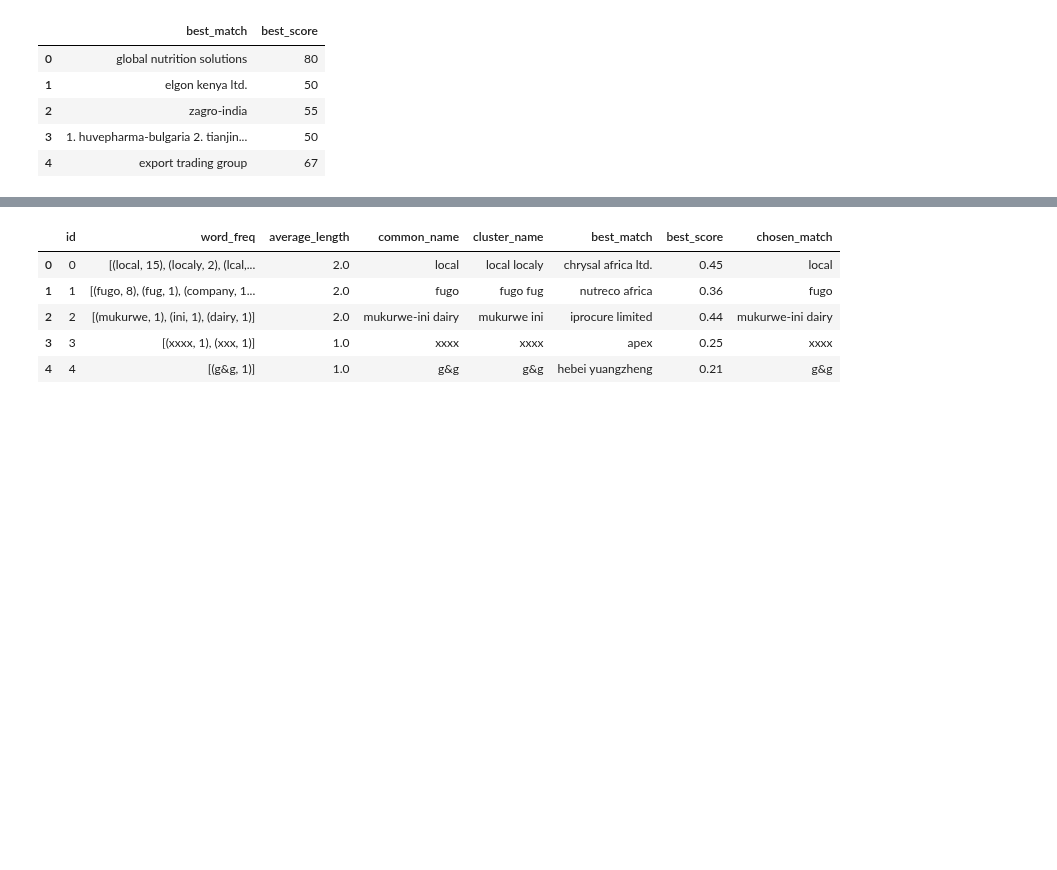
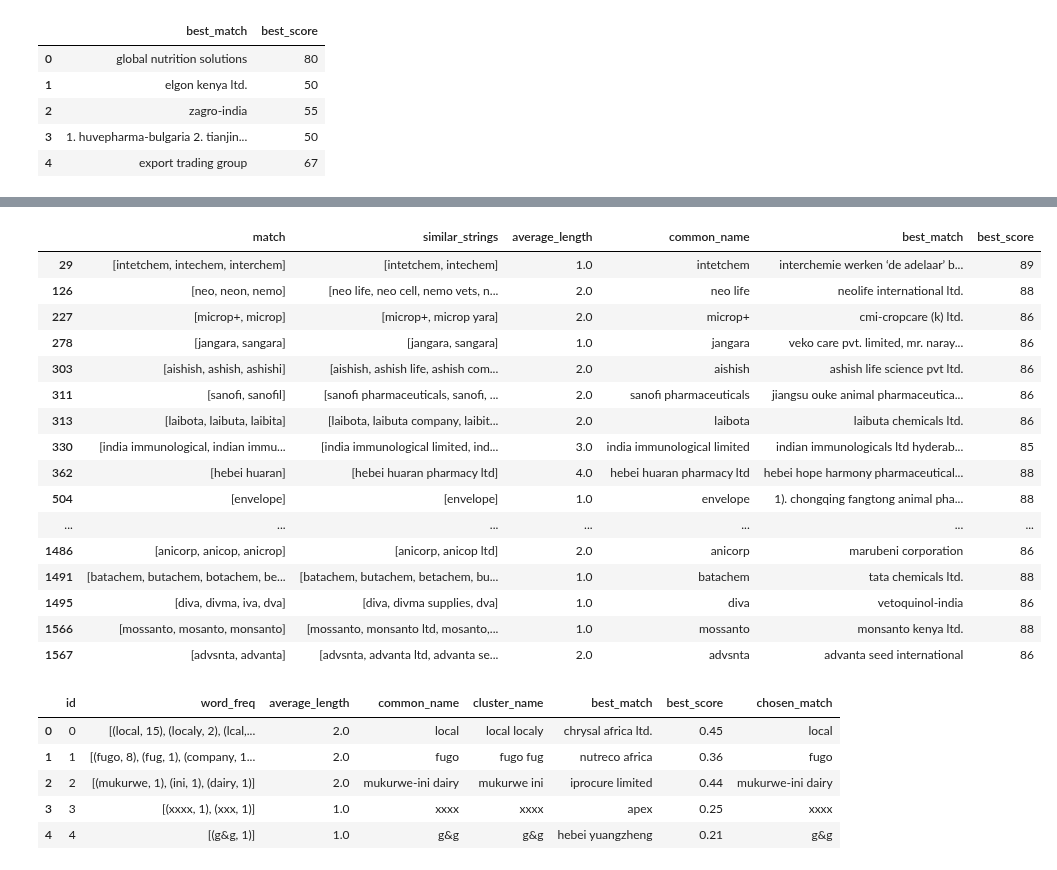
Before and after one commit to natbernard/Clustering-for-Product-Matching, a Jupyter notebook: models/model_v2/manufacturers_clustering.ipynb, the cells around one changed output, grey strips where cells are left out. Drawn from its saved outputs; the diff is of its cells as text; code cells hidden in the pictures; blank space fills up the shorter version.

```diff
--- a/models/model_v2/manufacturers_clustering.ipynb
+++ b/models/model_v2/manufacturers_clustering.ipynb
@@ -429,3 +394,23 @@ cluster_word_freq_df[cluster_word_freq_df['common_name'] == 'monsanto'][100:150]
+# %%
+df_unique_match[(df_unique_match['best_score'] < 90) & (df_unique_match['best_score'] >= 85)][:50]
+# %% [output]
+|  | match | similar_strings | average_length | common_name | best_match | best_score |
+| 29 | [intetchem, intechem, interchem] | [intetchem, intechem] | 1.0 | intetchem | interchemie werken ‘de adelaar’ b... | 89 |
+| 126 | [neo, neon, nemo] | [neo life, neo cell, nemo vets, n... | 2.0 | neo life | neolife international ltd. | 88 |
+| 227 | [microp+, microp] | [microp+, microp yara] | 2.0 | microp+ | cmi-cropcare (k) ltd. | 86 |
+| 278 | [jangara, sangara] | [jangara, sangara] | 1.0 | jangara | veko care pvt. limited, mr. naray... | 86 |
+| 303 | [aishish, ashish, ashishi] | [aishish, ashish life, ashish com... | 2.0 | aishish | ashish life science pvt ltd. | 86 |
+| 311 | [sanofi, sanofil] | [sanofi pharmaceuticals, sanofi, ... | 2.0 | sanofi pharmaceuticals | jiangsu ouke animal pharmaceutica... | 86 |
+| 313 | [laibota, laibuta, laibita] | [laibota, laibuta company, laibit... | 2.0 | laibota | laibuta chemicals ltd. | 86 |
+| 330 | [india immunological, indian immu... | [india immunological limited, ind... | 3.0 | india immunological limited | indian immunologicals ltd hyderab... | 85 |
+| 362 | [hebei huaran] | [hebei huaran pharmacy ltd] | 4.0 | hebei huaran pharmacy ltd | hebei hope harmony pharmaceutical... | 88 |
+| 504 | [envelope] | [envelope] | 1.0 | envelope | 1). chongqing fangtong animal pha... | 88 |
+| ... | ... | ... | ... | ... | ... | ... |
+| 1486 | [anicorp, anicop, anicrop] | [anicorp, anicop ltd] | 2.0 | anicorp | marubeni corporation | 86 |
+| 1491 | [batachem, butachem, botachem, be... | [batachem, butachem, betachem, bu... | 1.0 | batachem | tata chemicals ltd. | 88 |
+| 1495 | [diva, divma, iva, dva] | [diva, divma supplies, dva] | 1.0 | diva | vetoquinol-india | 86 |
+| 1566 | [mossanto, mosanto, monsanto] | [mossanto, monsanto ltd, mosanto,... | 1.0 | mossanto | monsanto kenya ltd. | 88 |
+| 1567 | [advsnta, advanta] | [advsnta, advanta ltd, advanta se... | 2.0 | advsnta | advanta seed international | 86 |
 # %%
 cluster_word_freq_df['chosen_match'] = np.where(cluster_word_freq_df['best_score'] >= 0.83, cluster_word_freq_df['best_match'], cluster_word_freq_df['common_name'])
 cluster_word_freq_df.head()
```
Also changed, not shown: parts of 11 cells of this notebook, 2 other files.
